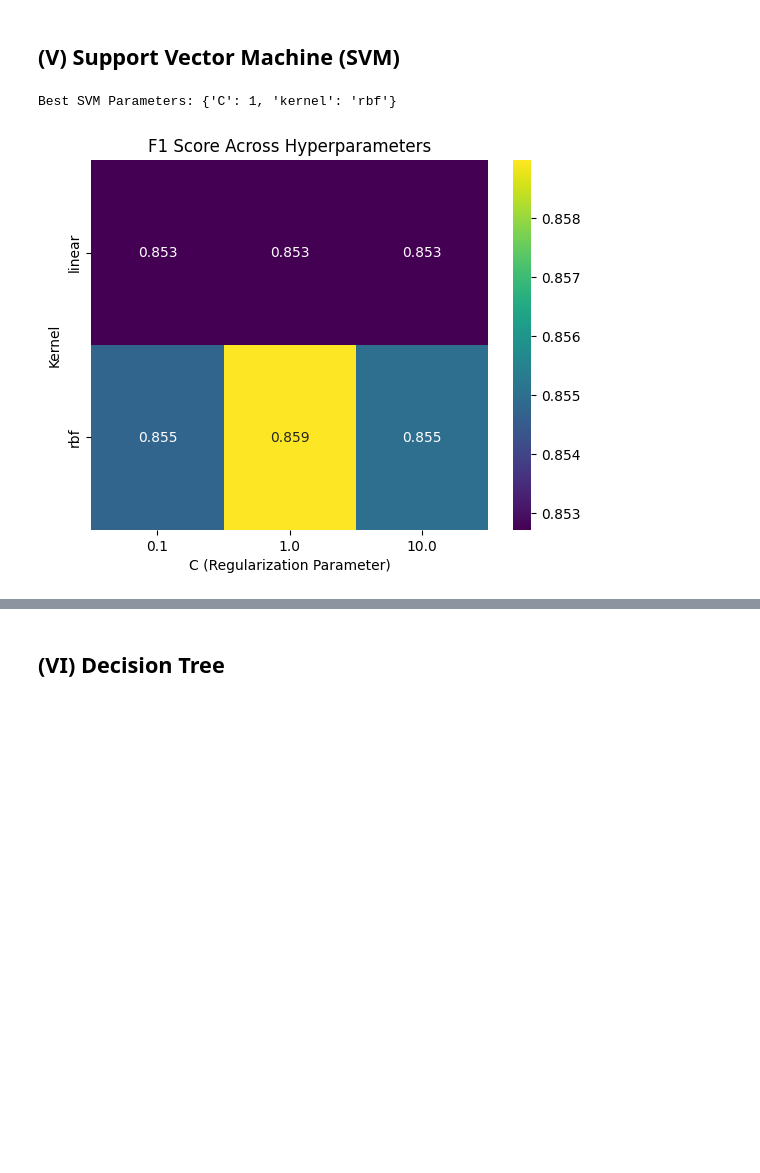
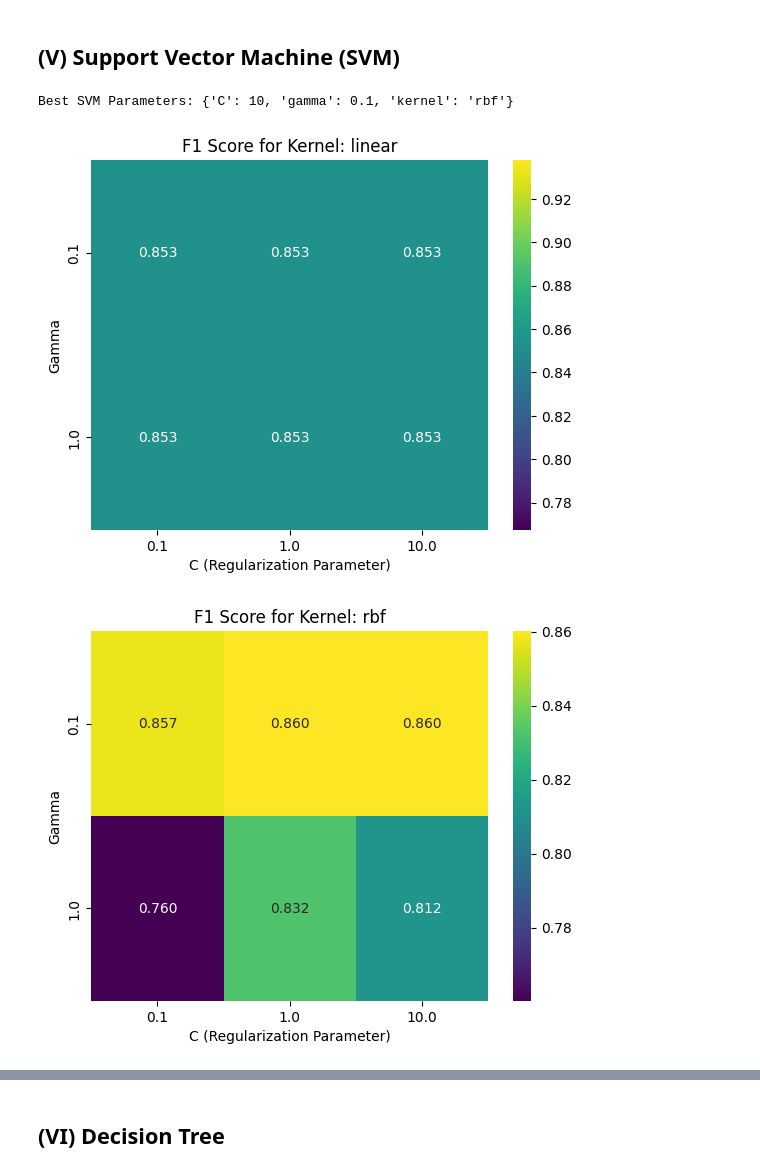
Before and after one commit to AhmedMohamady1/Titanic-Survivors-Prediction, a Jupyter notebook: main.ipynb, the cells around one changed output, grey strips where cells are left out. Cells and saved outputs as stored; diff of their text form; code cells hidden in the pictures; blank space fills up the shorter version.

```diff
--- a/main.ipynb
+++ b/main.ipynb
@@ -591,7 +626,17 @@ weighted avg       0.85      0.85      0.85       393
 # %%
 start_time = time.time()
 
-svm_params = {'C': [0.1, 1, 10], 'kernel': ['linear', 'rbf']} # test for best hyperparameters
+# Experiment with different kernel functions and regularization parameters
+kernel_options = ['linear', 'rbf']
+C_values = [0.1, 1, 10]
+gamma_values = [0.1, 1]
+
+svm_params = {
+    'kernel': kernel_options,
+    'C': C_values,
+    'gamma': gamma_values
+}
+
 svm = SVC()
 
 grid_search_svm = GridSearchCV(svm, svm_params, cv=3, scoring='f1_weighted')
@@ -603,17 +648,23 @@ y_pred_svm = best_svm.predict(X_test_standard)
 
 svm_train_time = time.time() - start_time
 # %% [output]
-Best SVM Parameters: {'C': 1, 'kernel': 'rbf'}
+Best SVM Parameters: {'C': 10, 'gamma': 0.1, 'kernel': 'rbf'}
 # %%
 # Extract results from GridSearchCV
 results = pd.DataFrame(grid_search_svm.cv_results_)
-
-# Heatmap for F1 score
-pivot_table = results.pivot(index='param_kernel', columns='param_C', values='mean_test_score')
-sns.heatmap(pivot_table, annot=True, fmt=".3f", cmap="viridis")
-plt.title("F1 Score Across Hyperparameters")
-plt.xlabel("C (Regularization Parameter)")
-plt.ylabel("Kernel")
-plt.show()
+# Heatmap for F1-Score across C and gamma for each kernel type
+for kernel in kernel_options:
+    kernel_results = results[results['param_kernel'] == kernel]
+    pivot_table = kernel_results.pivot_table(
+        index='param_gamma',
+        columns='param_C',
+        values='mean_test_score'
+    )
+    sns.heatmap(pivot_table, annot=True, fmt=".3f", cmap="viridis")
+    plt.title(f"F1 Score for Kernel: {kernel}")
+    plt.xlabel("C (Regularization Parameter)")
+    plt.ylabel("Gamma")
+    plt.show()
 # %% [output]
-[figure, old version]
+[figure, new version]
+[figure, added]
```
Also changed, not shown: parts of 19 cells of this notebook, 1 other file.
